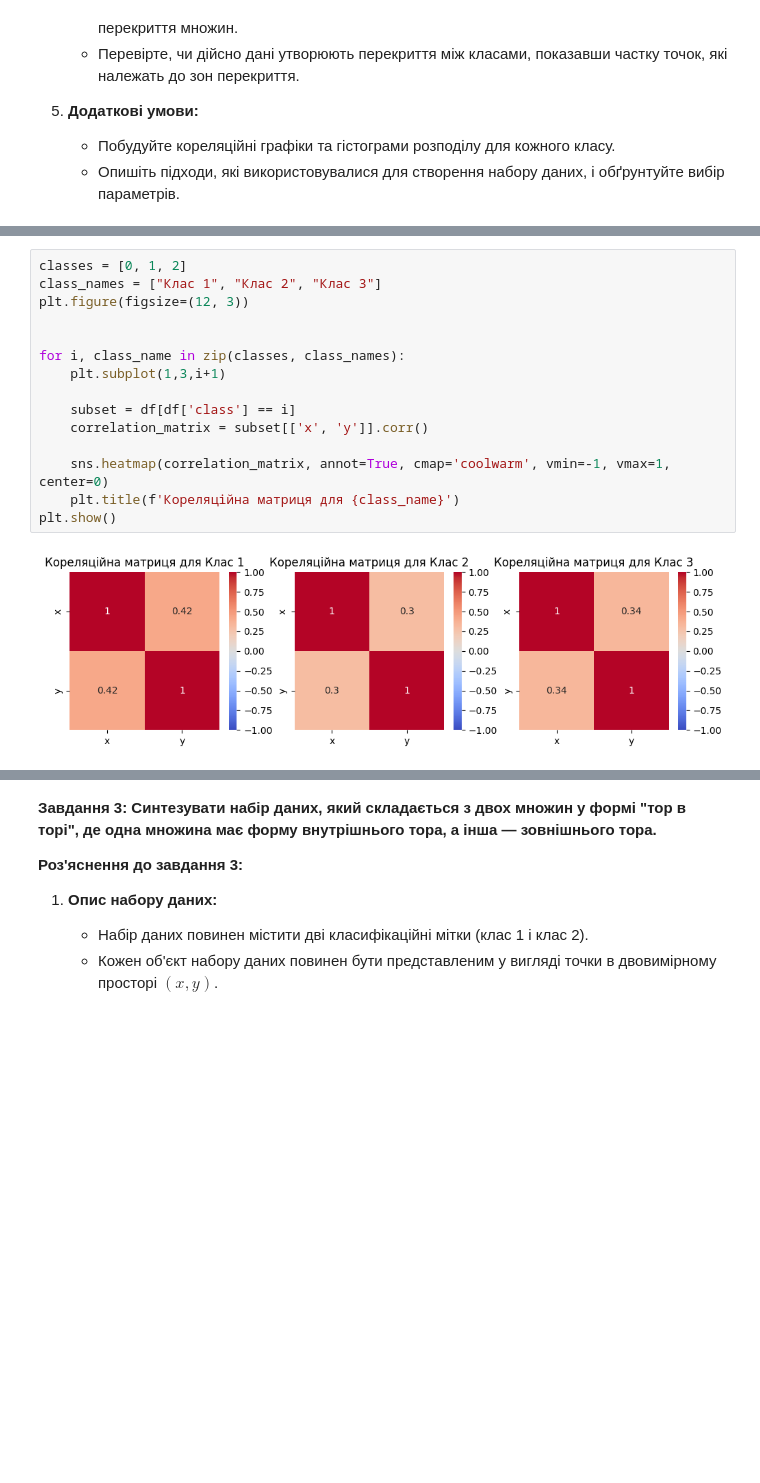
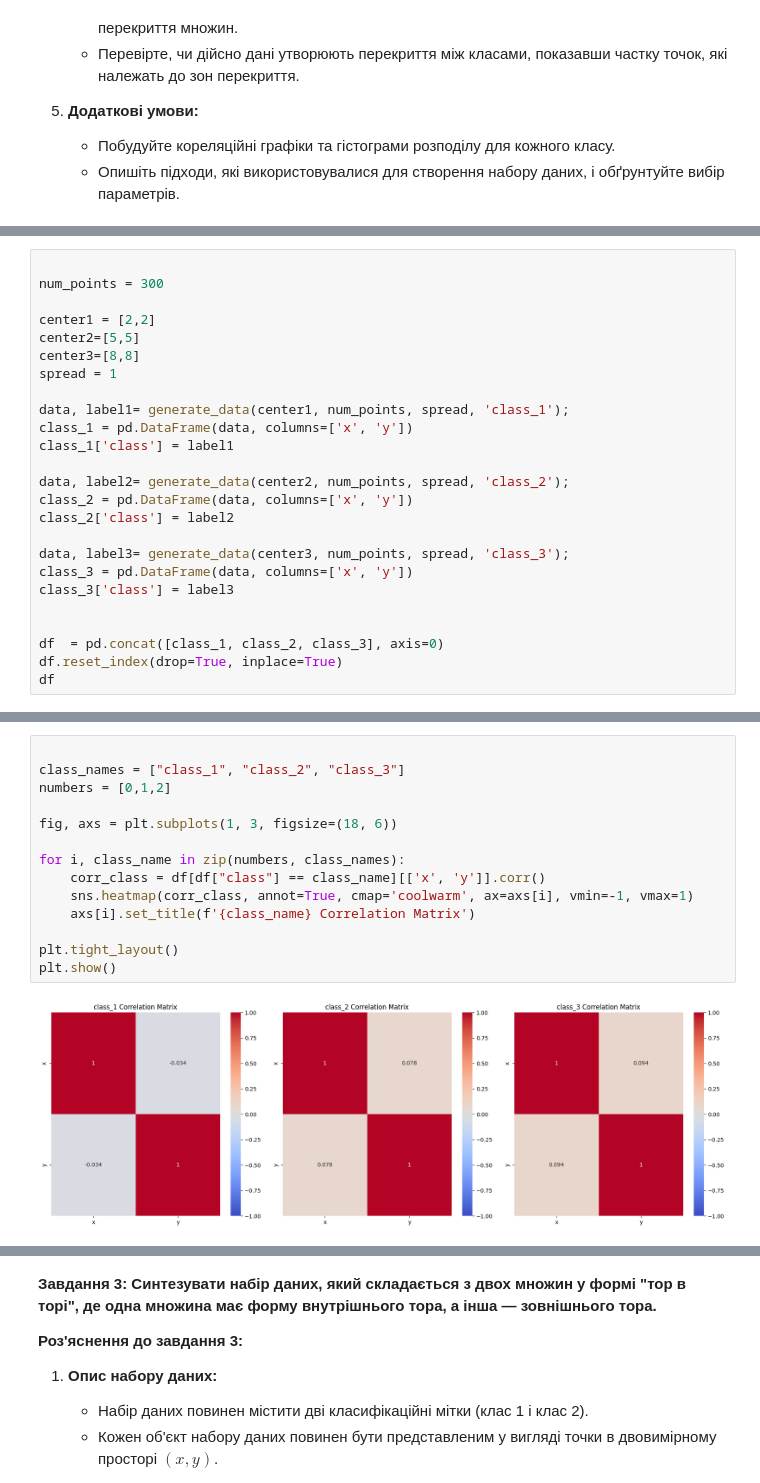
Before and after one commit to Sidoryak-Ostap/basics-of-ai, a Jupyter notebook: data_analytics/lab_2/DM_practice_2_new.ipynb, the cells around one changed output, grey strips where cells are left out. Saved outputs shown, nothing was run; the diff lists cells and outputs as text; blank space fills up the shorter version.

```diff
--- a/data_analytics/lab_2/DM_practice_2_new.ipynb
+++ b/data_analytics/lab_2/DM_practice_2_new.ipynb
@@ -160,0 +169,25 @@ print(df.head())
+# %%
+
+num_points = 300
+
+center1 = [2,2]
+center2=[5,5]
+center3=[8,8]
+spread = 1
+
+data, label1= generate_data(center1, num_points, spread, 'class_1');
+class_1 = pd.DataFrame(data, columns=['x', 'y'])
+class_1['class'] = label1
+
+data, label2= generate_data(center2, num_points, spread, 'class_2');
+class_2 = pd.DataFrame(data, columns=['x', 'y'])
+class_2['class'] = label2
+
+data, label3= generate_data(center3, num_points, spread, 'class_3');
+class_3 = pd.DataFrame(data, columns=['x', 'y'])
+class_3['class'] = label3
+
+
+df  = pd.concat([class_1, class_2, class_3], axis=0)
+df.reset_index(drop=True, inplace=True)
+df
@@ -172,18 +218,17 @@ plt.show()
 # %%
-classes = [0, 1, 2]
-class_names = ["Клас 1", "Клас 2", "Клас 3"]
-plt.figure(figsize=(12, 3))
 
+class_names = ["class_1", "class_2", "class_3"]
+numbers = [0,1,2]
 
-for i, class_name in zip(classes, class_names):
-    plt.subplot(1,3,i+1)
+fig, axs = plt.subplots(1, 3, figsize=(18, 6))
 
-    subset = df[df['class'] == i]
-    correlation_matrix = subset[['x', 'y']].corr()
+for i, class_name in zip(numbers, class_names):
+    corr_class = df[df["class"] == class_name][['x', 'y']].corr()
+    sns.heatmap(corr_class, annot=True, cmap='coolwarm', ax=axs[i], vmin=-1, vmax=1)
+    axs[i].set_title(f'{class_name} Correlation Matrix')
 
-    sns.heatmap(correlation_matrix, annot=True, cmap='coolwarm', vmin=-1, vmax=1, center=0)
-    plt.title(f'Кореляційна матриця для {class_name}')
+plt.tight_layout()
 plt.show()
 # %% [output]
-[figure, old version]
+[figure, new version]
 # %%
```
Also changed, not shown: parts of 32 cells of this notebook, 5 other files.
